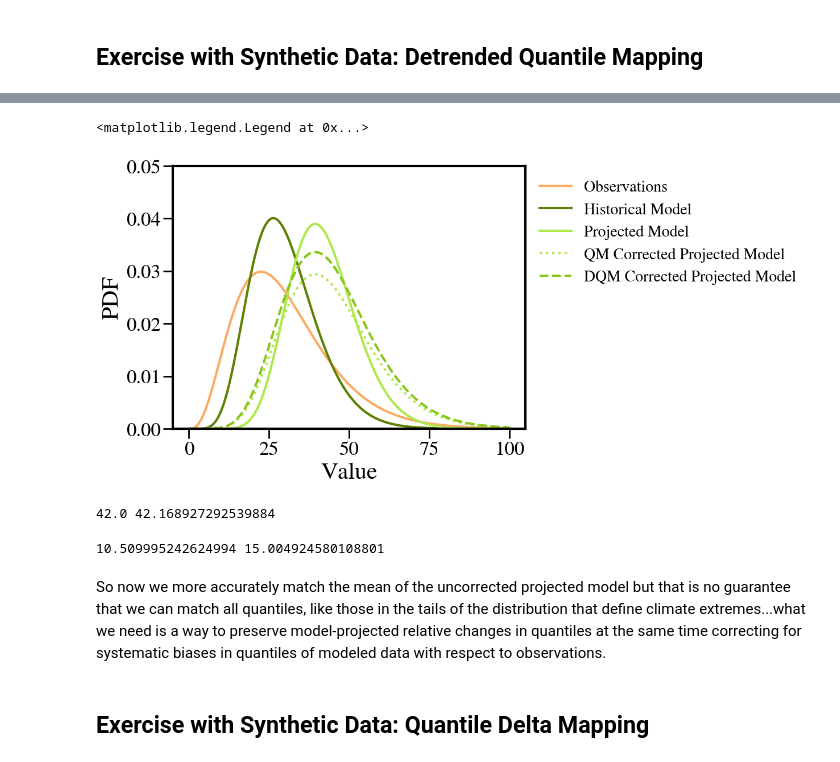
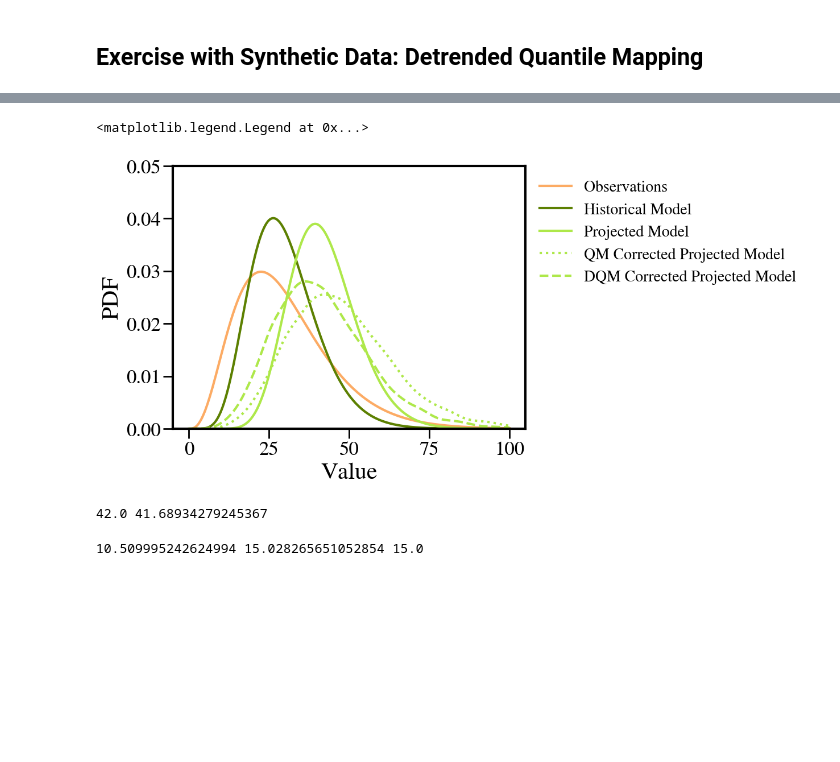
Before and after one commit to SidneyLower-NOAA/SMD_Notebooks, a Jupyter notebook: statistical_surveyor_of_sorts.ipynb, the cells around one changed output, grey strips where cells are left out. Cells and saved outputs as stored; diff of their text form; code cells hidden in the pictures; blank space fills up the shorter version.

```diff
--- a/statistical_surveyor_of_sorts.ipynb
+++ b/statistical_surveyor_of_sorts.ipynb
@@ -167,9 +195,12 @@ np.std(corrected_proj_model_qm), np.std(proj_model)
 # %% [markdown]
 However, while the skew of the projected model aligns more with the historical data, the projected increase in the mean is no longer just ~40% but now at ~60%: As demonstrated by Maurer and Pierce (2014), underestimation of variance for a bounded, right-skewed variable will result in an amplification of projected trends in the mean by QM (and vice versa for overestimation of variance)
 # %%
-#now for the PDF
-percentile = scipy.stats.percentileofscore(hm_pdf, pm_pdf)
-corrected_proj_model_qm_pdf = np.percentile(obs_pdf, percentile)
+#now for the PDF from the actual distributions
+corr_pm_rvs_qm = synthetic_obs_dist.ppf(historical_model_dist.cdf(sorted(pm_rvs)))
+corr_pm_kde = scipy.stats.gaussian_kde(corr_pm_rvs_qm)
+corr_pm_pdf = corr_pm_kde(draws)
+
+#corrected_proj_model_qm_pdf =scipy.stats.gaussian_kde(corrected_proj_model_qm_rvs)(draws)
 # %%
 plt.plot(draws,obs_pdf, color='#FCAB64',lw=3, label='Observations')
 plt.plot(draws,hm_pdf,color='#5C8001', lw=3, label='Historical Model')
@@ -230,16 +278,19 @@ np.std(corrected_proj_model_dqm), np.std(proj_model)
 # %%
-percentile = scipy.stats.percentileofscore(hm_pdf, (historical_mean/projected_mean)*pm_pdf)
-corrected_proj_model_dqm_pdf = np.percentile(obs_pdf, percentile) * (projected_mean/historical_mean)
+detrended_rvs = np.array(sorted(pm_rvs))*(historical_mean/projected_mean)
+
+corr_pm_rvs_dqm = synthetic_obs_dist.ppf(historical_model_dist.cdf(detrended_rvs))*(projected_mean/historical_mean)
+corr_pm_kde_dqm = scipy.stats.gaussian_kde(corr_pm_rvs_dqm)
+corr_pm_pdf_dqm = corr_pm_kde_dqm(draws)
 # %%
 plt.plot(draws,obs_pdf, color='#FCAB64',lw=3, label='Observations')
 plt.plot(draws,hm_pdf,color='#5C8001', lw=3, label='Historical Model')
 plt.plot(draws,pm_pdf,color='#AEE84A', lw=3, label='Projected Model')
-plt.plot(draws, corrected_proj_model_qm_pdf, color='#AEE84A', lw=3, ls=':', label='QM Corrected Projected Model')
-plt.plot(draws, corrected_proj_model_dqm_pdf, color='#87C71A', lw=3, ls='--', label='DQM Corrected Projected Model')
+plt.plot(draws, corr_pm_pdf, color='#AEE84A', lw=3, ls=':', label='QM Corrected Projected Model')
+plt.plot(draws, corr_pm_pdf_dqm, color='#AEE84A', lw=3, ls='--', label='DQM Corrected Projected Model')
 plt.ylabel('PDF')
 plt.xlabel('Value')
 plt.ylim([0,0.05])
 plt.legend(frameon=False, bbox_to_anchor=(1,1))
 # %% [output]
 <matplotlib.legend.Legend at 0x...>
-[figure, old version]
+[figure, new version]
@@ -249,12 +297,8 @@ corrected_proj_model_dqm_rvs = np.percentile(obs_rvs, percentile)* (projected_me
 # %%
-print(projected_model_dist.mean(), np.mean(corrected_proj_model_dqm_rvs))
+print(projected_model_dist.mean(), np.mean(corr_pm_rvs_dqm))
 # %% [output]
-42.0 42.168927292539884
+42.0 41.68934279245367
 # %%
-print(projected_model_dist.std(),np.std(corrected_proj_model_dqm_rvs))
+print(projected_model_dist.std(),np.std(corr_pm_rvs_dqm), synthetic_obs_dist.std())
 # %% [output]
-10.509995242624994 15.004924580108801
+10.509995242624994 15.028265651052854 15.0
-# %% [markdown]
-So now we more accurately match the mean of the uncorrected projected model but that is no guarantee that we can match all quantiles, like those in the tails of the distribution that define climate extremes...what we need is a way to preserve model-projected relative changes in quantiles at the same time correcting for systematic biases in quantiles of modeled data with respect to observations.
-# %% [markdown]
-## Exercise with Synthetic Data: Quantile Delta Mapping
```
Also changed, not shown: parts of 22 cells of this notebook.
